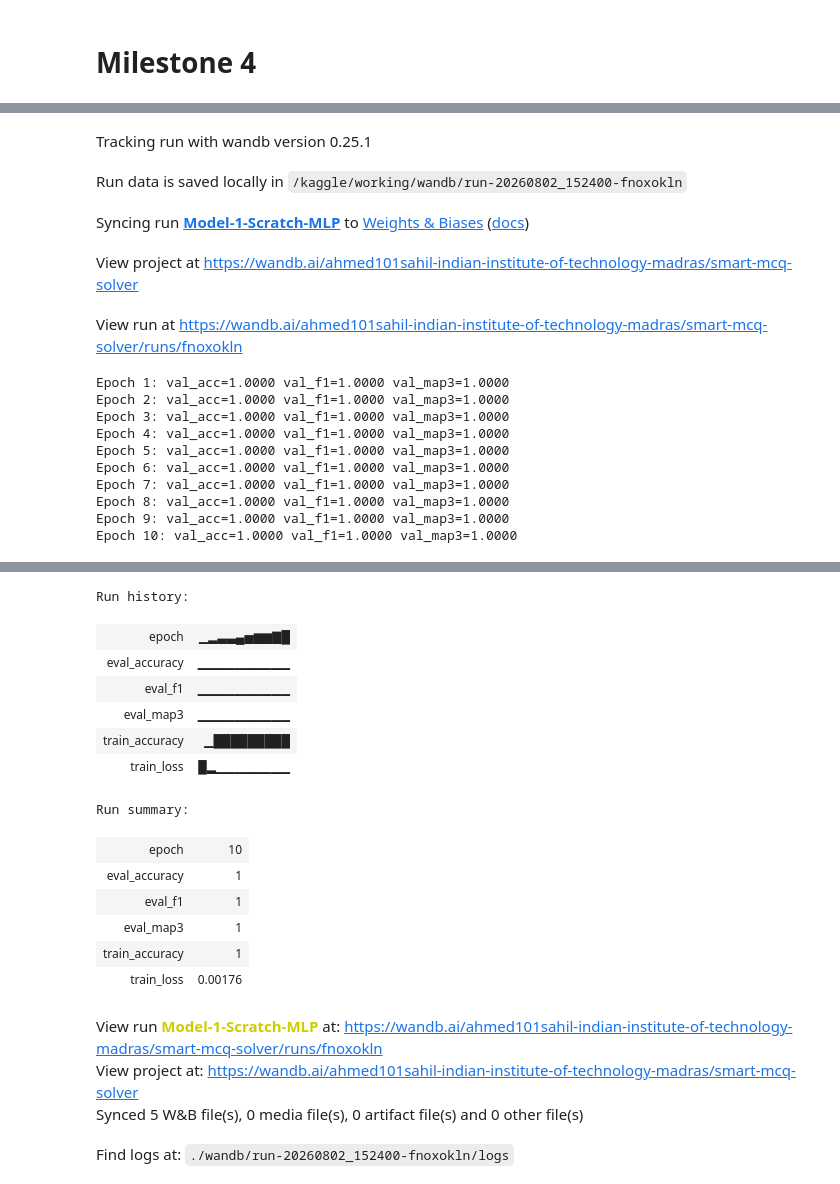
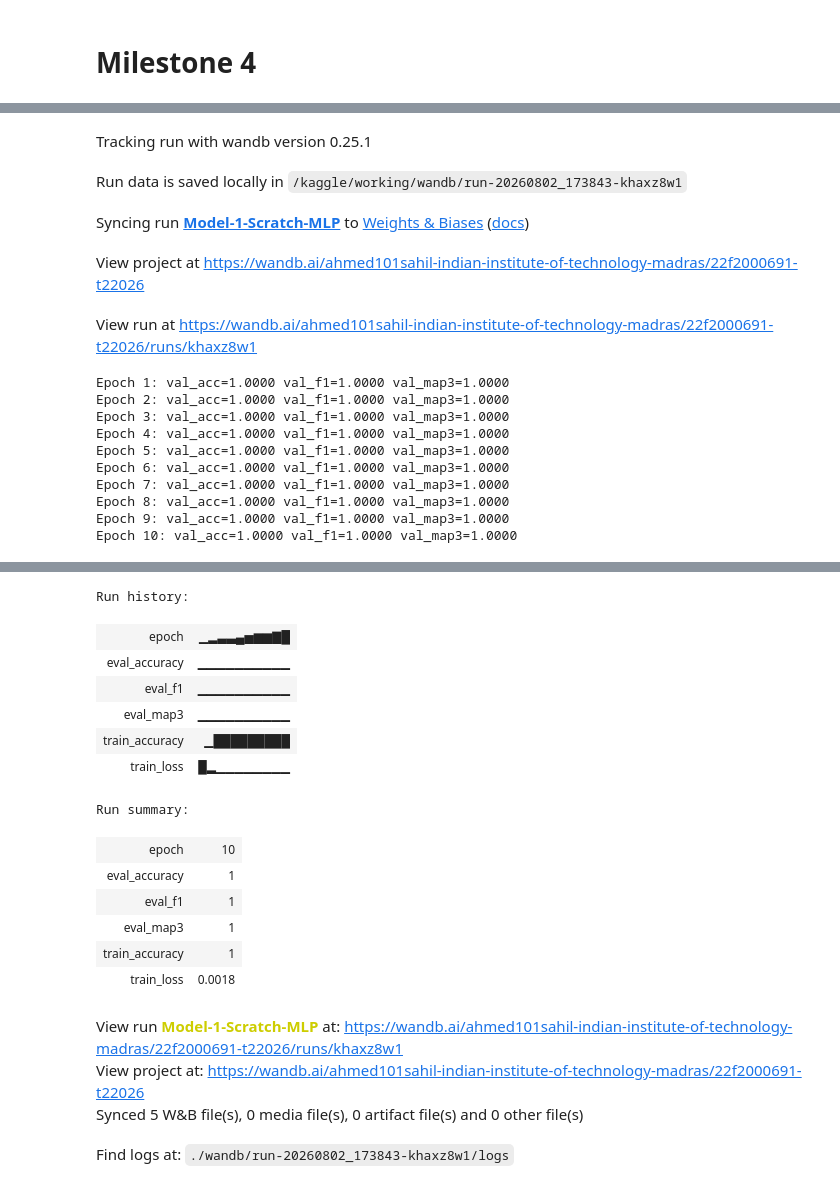
Before and after one commit to 22f2000691/dlgenai-t22026, a Jupyter notebook: DL-22f2000691-notebook-t22026.ipynb, the cells around one changed output, grey strips where cells are left out. Saved outputs shown, nothing was run; the diff lists cells and outputs as text; code cells hidden in the pictures.

Commit message:
Kaggle Notebook | DL-22f2000691-notebook-t22026 | Version 15

```diff
--- a/DL-22f2000691-notebook-t22026.ipynb
+++ b/DL-22f2000691-notebook-t22026.ipynb
@@ -270,11 +230,11 @@ if torch.cuda.device_count() > 1:
     model = torch.nn.DataParallel(model)
 
 
-def get_batched_embeddings(texts, batch_size=128):
+def get_batched_embeddings(texts, batch_size=128, show_progress=False):
     texts = [str(t) if pd.notna(t) else "" for t in texts]
     all_embeddings = []
 
-    for i in tqdm(range(0, len(texts), batch_size), desc="Embedding Batches"):
+    for i in tqdm(range(0, len(texts), batch_size), desc="Embedding Batches", disable=not show_progress):
         batch = texts[i:i + batch_size]
 
         inputs = tokenizer(batch, return_tensors='pt', padding=True, truncation=True, max_length=128)
@@ -298,12 +258,12 @@ def get_batched_embeddings(texts, batch_size=128):
 # %% [output]
 Utilizing 2 GPUs for parallel processing!
 # %%
-emb_prompts = get_batched_embeddings(train_df['clean_prompt'].tolist())
+emb_prompts = get_batched_embeddings(train_df['clean_prompt'].tolist(), show_progress=True)
 
 option_embeddings = {}
 for opt in ['A', 'B', 'C', 'D', 'E']:
     print(f"Embedding Option {opt}...")
-    option_embeddings[opt] = get_batched_embeddings(train_df[f'clean_{opt}'].tolist())
+    option_embeddings[opt] = get_batched_embeddings(train_df[f'clean_{opt}'].tolist(), show_progress=True)
 
 similarities = []
 norm_prompts = np.linalg.norm(emb_prompts, axis=1, keepdims=True)
@@ -558,7 +509,7 @@ model_scratch = ScratchMCQSolver(input_dim=X_train_tfidf.shape[1]).to(device)
 criterion = nn.CrossEntropyLoss()
 optimizer = optim.Adam(model_scratch.parameters(), lr=1e-3)
 
-wandb.init(project="smart-mcq-solver", name="Model-1-Scratch-MLP")
+wandb.init(project="22f2000691-t22026", name="Model-1-Scratch-MLP")
 for epoch in range(10):
     model_scratch.train()
     total_loss, correct, total = 0.0, 0, 0
@@ -599,39 +550,39 @@ for epoch in range(10):
 model1_metrics = {"accuracy": val_acc, "f1": val_f1, "map3": val_map3}
 wandb.finish()
 # %% [output]
 [interactive output not drawn]
 Tracking run with wandb version 0.25.1
-Run data is saved locally in /kaggle/working/wandb/run-20260802_152400-fnoxokln
+Run data is saved locally in /kaggle/working/wandb/run-20260802_173843-khaxz8w1
 Syncing run Model-1-Scratch-MLP to Weights & Biases (docs)
-View project at https://wandb.ai/ahmed101sahil-indian-institute-of-technology-madras/smart-mcq-solver
+View project at https://wandb.ai/ahmed101sahil-indian-institute-of-technology-madras/22f2000691-t22026
-View run at https://wandb.ai/ahmed101sahil-indian-institute-of-technology-madras/smart-mcq-solver/runs/fnoxokln
+View run at https://wandb.ai/ahmed101sahil-indian-institute-of-technology-madras/22f2000691-t22026/runs/khaxz8w1
 Epoch 1: val_acc=1.0000 val_f1=1.0000 val_map3=1.0000
 Epoch 2: val_acc=1.0000 val_f1=1.0000 val_map3=1.0000
 Epoch 3: val_acc=1.0000 val_f1=1.0000 val_map3=1.0000
 Epoch 4: val_acc=1.0000 val_f1=1.0000 val_map3=1.0000
 Epoch 5: val_acc=1.0000 val_f1=1.0000 val_map3=1.0000
 Epoch 6: val_acc=1.0000 val_f1=1.0000 val_map3=1.0000
 Epoch 7: val_acc=1.0000 val_f1=1.0000 val_map3=1.0000
 Epoch 8: val_acc=1.0000 val_f1=1.0000 val_map3=1.0000
 Epoch 9: val_acc=1.0000 val_f1=1.0000 val_map3=1.0000
 Epoch 10: val_acc=1.0000 val_f1=1.0000 val_map3=1.0000
 [interactive output not drawn]
 Run history:
 | epoch | ▁▂▃▃▄▅▆▆▇█ |
 | eval_accuracy | ▁▁▁▁▁▁▁▁▁▁ |
 | eval_f1 | ▁▁▁▁▁▁▁▁▁▁ |
 | eval_map3 | ▁▁▁▁▁▁▁▁▁▁ |
 | train_accuracy | ▁█████████ |
 | train_loss | █▂▁▁▁▁▁▁▁▁ |
 Run summary:
 | epoch | 10 |
 | eval_accuracy | 1 |
 | eval_f1 | 1 |
 | eval_map3 | 1 |
 | train_accuracy | 1 |
-| train_loss | 0.00176 |
+| train_loss | 0.0018 |
-View run Model-1-Scratch-MLP at: https://wandb.ai/ahmed101sahil-indian-institute-of-technology-madras/smart-mcq-solver/runs/fnoxokln
-View project at: https://wandb.ai/ahmed101sahil-indian-institute-of-technology-madras/smart-mcq-solver
+View run Model-1-Scratch-MLP at: https://wandb.ai/ahmed101sahil-indian-institute-of-technology-madras/22f2000691-t22026/runs/khaxz8w1
+View project at: https://wandb.ai/ahmed101sahil-indian-institute-of-technology-madras/22f2000691-t22026
 Synced 5 W&B file(s), 0 media file(s), 0 artifact file(s) and 0 other file(s)
-Find logs at: ./wandb/run-20260802_152400-fnoxokln/logs
+Find logs at: ./wandb/run-20260802_173843-khaxz8w1/logs
 # %%
```
Also changed, not shown: parts of 11 cells of this notebook.
